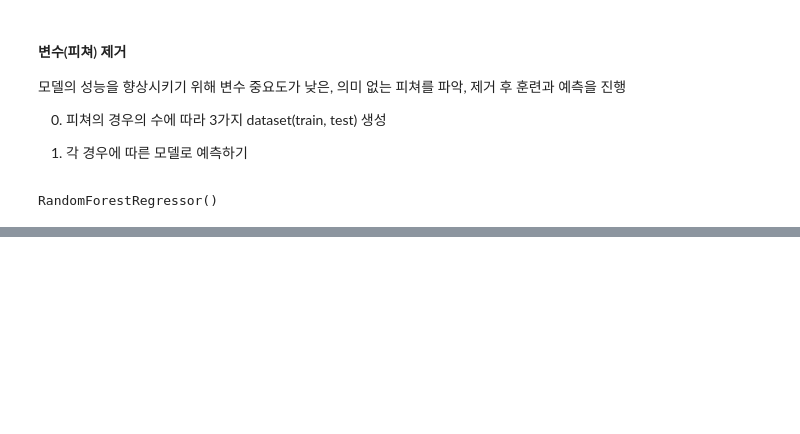
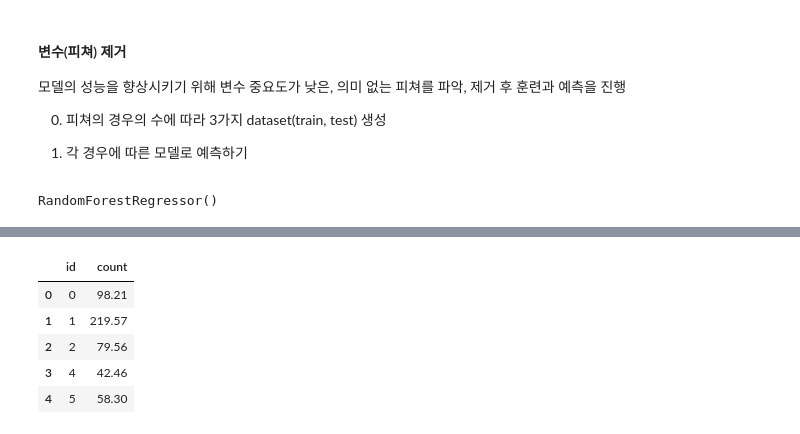
Before and after one commit to seoyeon1/DailyPY, a Jupyter notebook: level 2/Preprocessing-to-Tuning.ipynb, the cells around one changed output, grey strips where cells are left out. Saved outputs shown, nothing was run; the diff lists cells and outputs as text; code cells hidden in the pictures; blank space fills up the shorter version.

Commit message:
level 2 - gridSearch & result

```diff
--- a/level 2/Preprocessing-to-Tuning.ipynb
+++ b/level 2/Preprocessing-to-Tuning.ipynb
@@ -261,0 +285,11 @@ submission_3.to_csv('sub_3.csv',index=False)
+# %%
+from sklearn.model_selection import GridSearchCV
+
+model = RandomForestRegressor(criterion = 'mse', random_state=2020)
+
+params = {'n_estimators': [200, 300, 500],
+          'max_features': [5, 6, 8],
+          'min_samples_leaf': [1, 3, 5]}
+
+greedy_CV = GridSearchCV(model, param_grid=params, cv = 3, n_jobs = -1)
+greedy_CV.fit(X_train, Y_train)
@@ -261,0 +302,4 @@ submission_3.to_csv('sub_3.csv',index=False)
+# %%
+pred = greedy_CV.predict(test)
+
+pred
@@ -261,0 +324,15 @@ submission_3.to_csv('sub_3.csv',index=False)
+# %%
+submission = pd.read_csv('../data/따릉이/submission.csv')
+# %%
+import numpy as np
+
+submission['count'] = np.round(pred, 2)
+
+submission.head()
+# %% [output]
+|  | id | count |
+| 0 | 0 | 98.21 |
+| 1 | 1 | 219.57 |
+| 2 | 2 | 79.56 |
+| 3 | 4 | 42.46 |
+| 4 | 5 | 58.30 |
```
Also changed, not shown: parts of 8 cells of this notebook, 1 other file.
